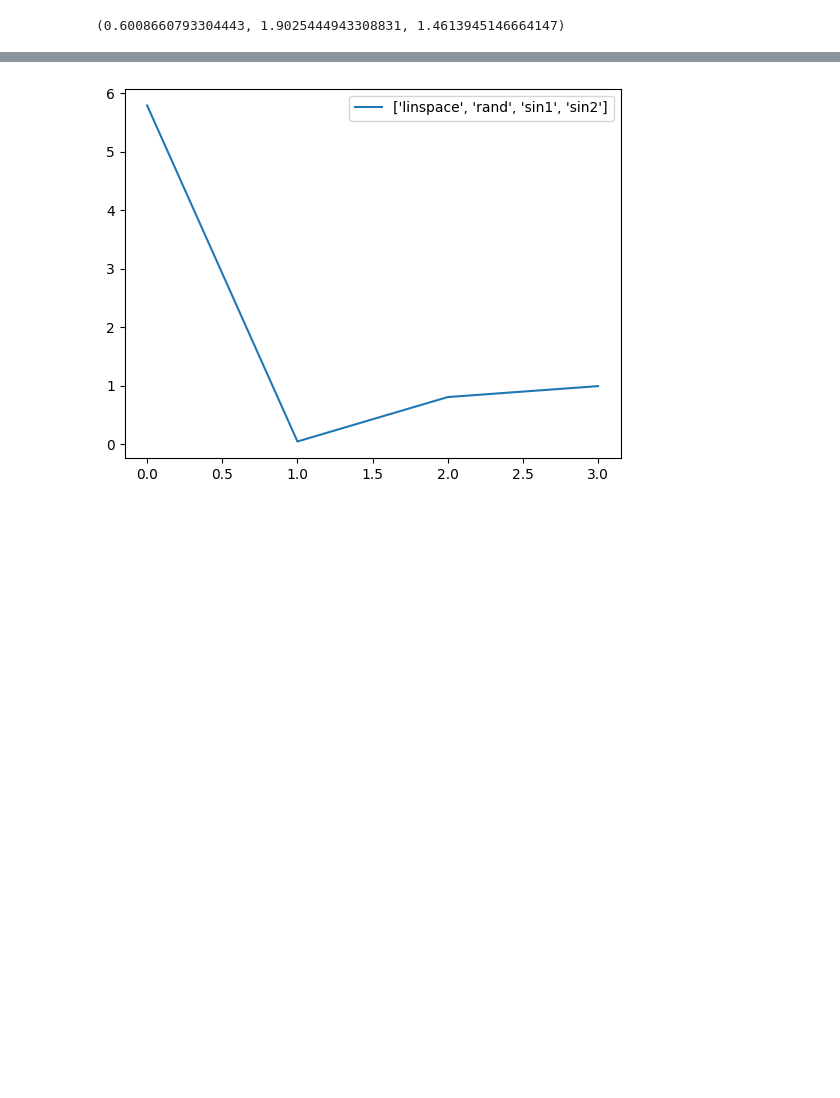
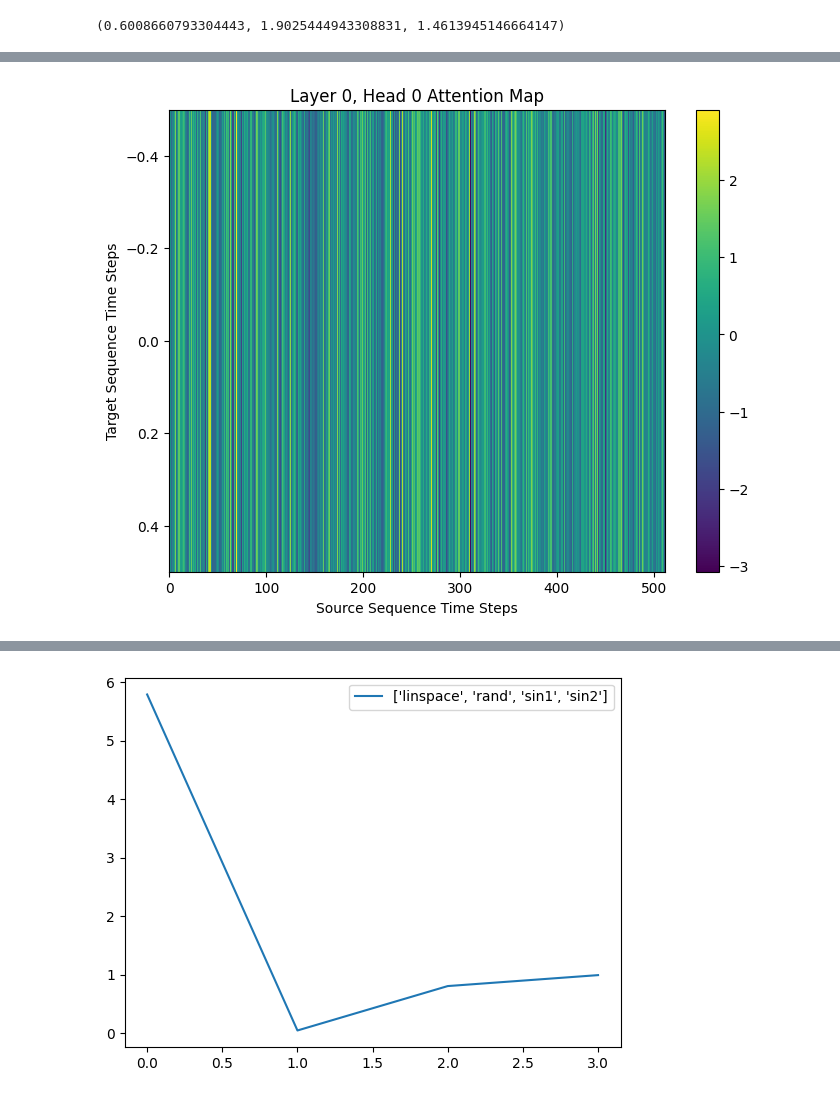
Before and after one commit to alihan-ozturk/attention-is-all-you-need, a Jupyter notebook: Untitled54 (1).ipynb, the cells around one changed output, grey strips where cells are left out. Cells and saved outputs as stored; diff of their text form; code cells hidden in the pictures; blank space fills up the shorter version.

```diff
--- a/Untitled54 (1).ipynb
+++ b/Untitled54 (1).ipynb
@@ -422,3 +227,13 @@ seqlen
+# %%
+plt.figure(figsize=(8, 6))
+plt.imshow(attention_scores[-1][0].cpu().numpy().reshape(1, -1), cmap='viridis', aspect='auto')
+plt.title(f'Layer {layer}, Head {head} Attention Map')
+plt.xlabel('Source Sequence Time Steps')
+plt.ylabel('Target Sequence Time Steps')
+plt.colorbar()
+plt.show()
+# %% [output]
+[figure, added]
 # %%
 net.eval().to("cpu")
 # net.msk = net.msk.to("cpu")
```
Also changed, not shown: parts of 16 cells of this notebook, 1 other file.
